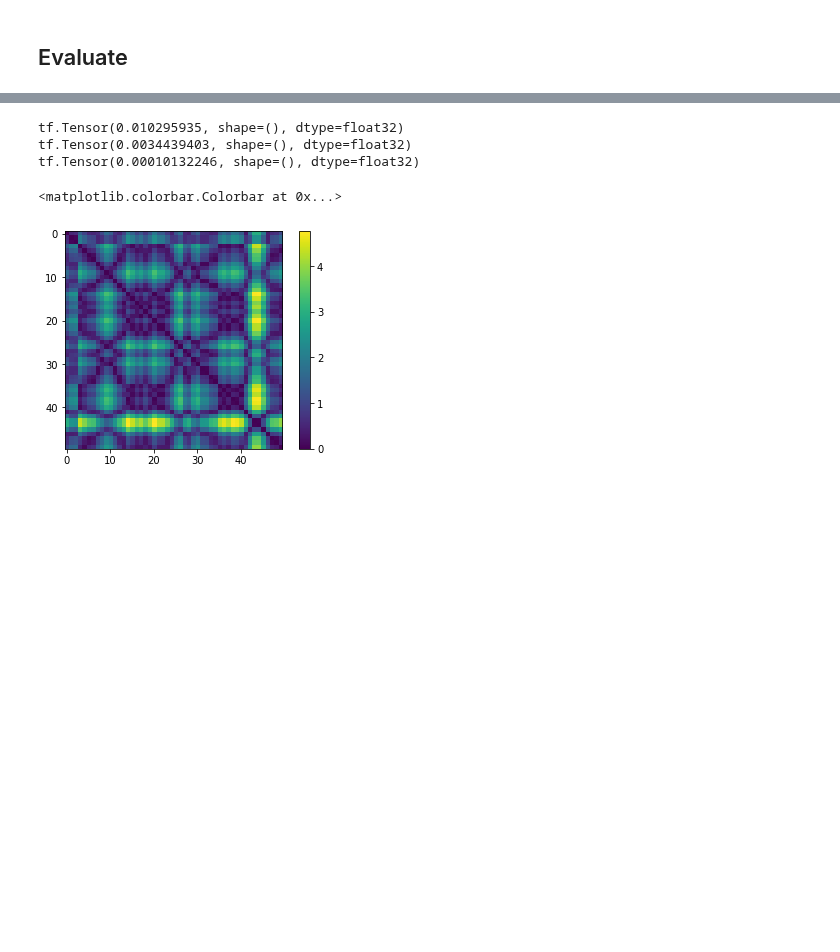
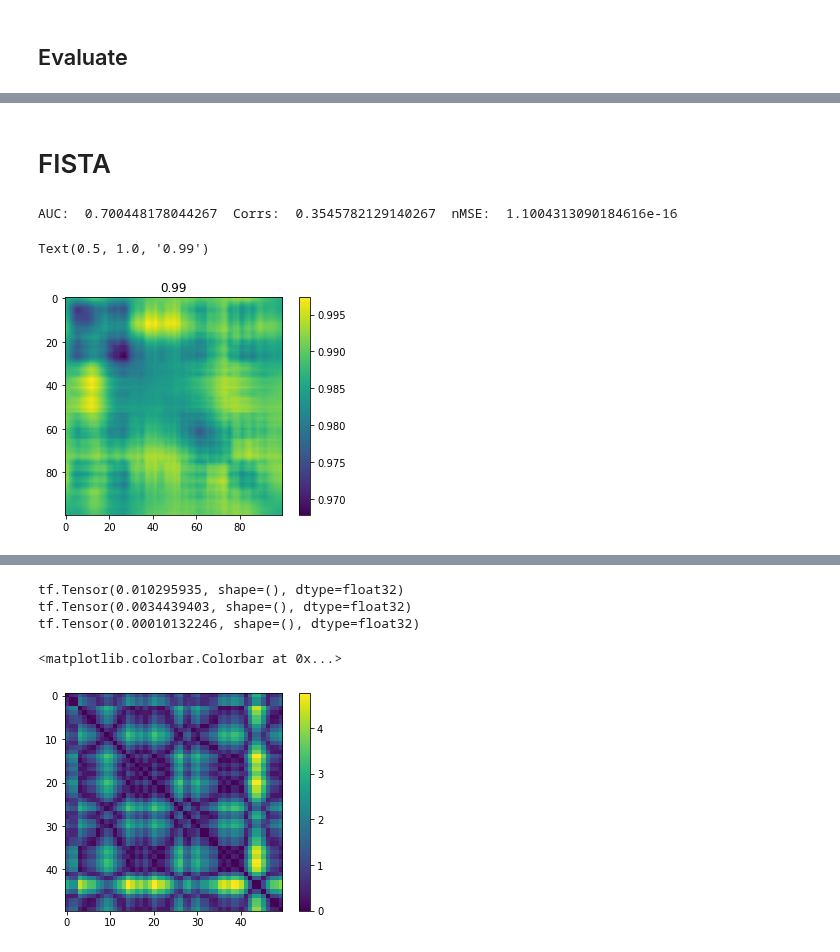
Before and after one commit to LukeTheHecker/esinet, a Jupyter notebook: dev/cs_unsupervised.ipynb, the cells around one changed output, grey strips where cells are left out. Drawn from its saved outputs; the diff is of its cells as text; code cells hidden in the pictures; blank space fills up the shorter version.

```diff
--- a/dev/cs_unsupervised.ipynb
+++ b/dev/cs_unsupervised.ipynb
@@ -252,0 +302,23 @@ Using control points [0.00502052 0.00747611 0.1122653 ]
+# %% [markdown]
+# FISTA
+# %%
+from invert.solvers.minimum_norm_estimates import SolverMinimumL1Norm
+solver = SolverMinimumL1Norm()
+solver.make_inverse_operator(fwd)
+stc_fista = solver.apply_inverse_operator(evoked)
+stc_fista.plot(**plot_params, brain_kwargs=dict(title="FISTA"))
+
+auc = np.mean([np.mean(eval_auc(y_true_sample, y_pred_sample, pos)) for y_true_sample, y_pred_sample in zip(stc.data.T, stc_fista.data.T)])
+corrs = np.mean([np.mean(pearsonr(y_true_sample, y_pred_sample)[0]) for y_true_sample, y_pred_sample in zip(stc.data.T, stc_fista.data.T)])
+nmses = np.mean([np.mean((y_true_sample - y_pred_sample)**2) for y_true_sample, y_pred_sample in zip(stc.data.T, stc_fista.data.T)])
+
+print("AUC: ", auc, " Corrs: ", corrs, " nMSE: ", nmses)
+mat = compute_cosine_distances(abs(stc_fista.data.T), abs(stc_fista.data.T)).numpy()
+plt.figure()
+plt.imshow(mat)
+plt.colorbar()
+plt.title(f"{mat.mean():.2f}")
+# %% [output]
+AUC:  0.700448178044267  Corrs:  0.3545782129140267  nMSE:  1.1004313090184616e-16
+Text(0.5, 1.0, '0.99')
+[figure, added]
```
Also changed, not shown: parts of 9 cells of this notebook, 1 other file.
